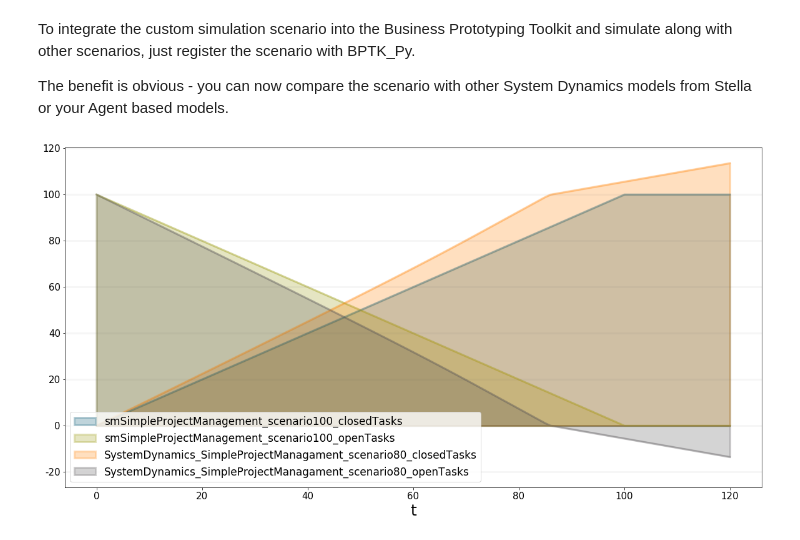
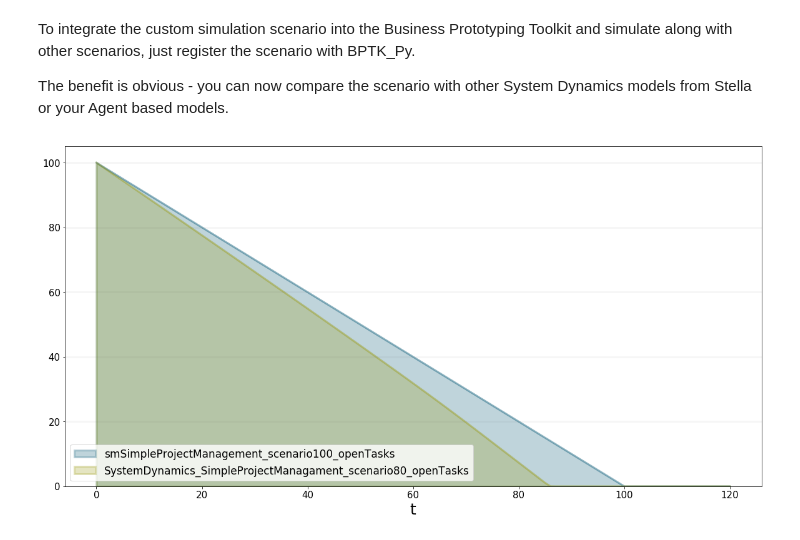
Before and after one commit to transentis/bptk_py_tutorial, a Jupyter notebook: bptk_py_sd_intro.ipynb, the cells around one changed output. Drawn from its saved outputs; the diff is of its cells as text; code cells hidden in the pictures.

```diff
--- a/bptk_py_sd_intro.ipynb
+++ b/bptk_py_sd_intro.ipynb
@@ -144,6 +144,6 @@ bptk = BPTK_Py.bptk()
 
 model.register_simulation_scenario(bptk,"SystemDynamics")
 # %%
-bptk.plot_scenarios(scenarios=['SimpleProjectManagament_scenario80',"scenario100"],scenario_managers=["SystemDynamics","smSimpleProjectManagement"],equations=["closedTasks","openTasks"])
+bptk.plot_scenarios(scenarios=['SimpleProjectManagament_scenario80',"scenario100"],scenario_managers=["SystemDynamics","smSimpleProjectManagement"],equations=["openTasks"])
 # %% [output]
-[figure, old version]
+[figure, new version]
```
Also changed, not shown: parts of 4 cells of this notebook.
